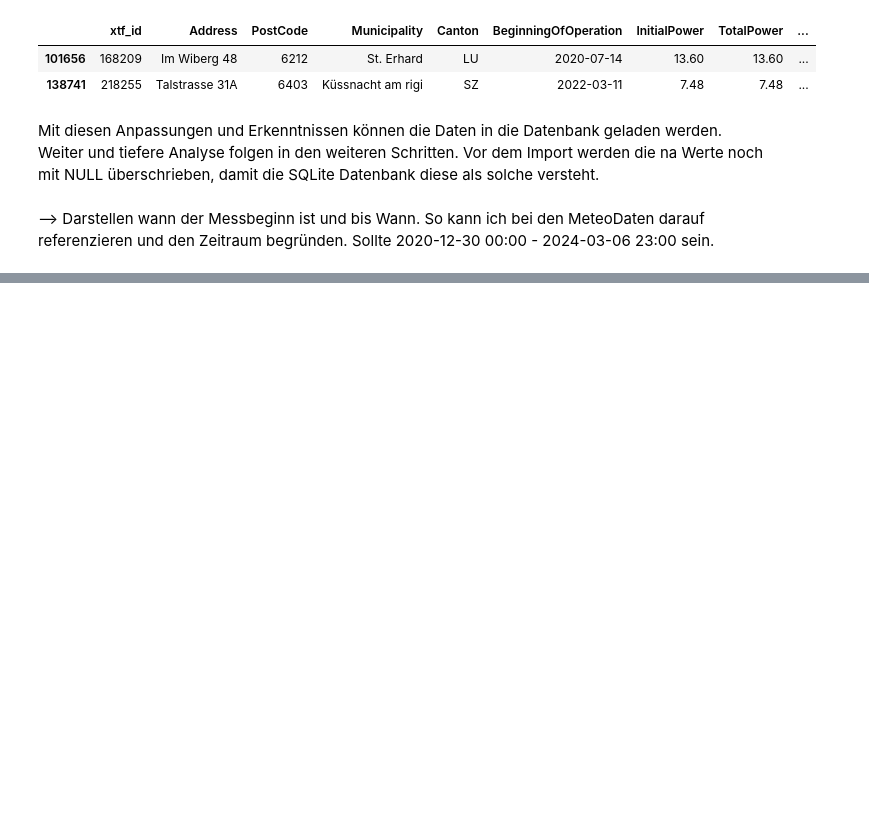
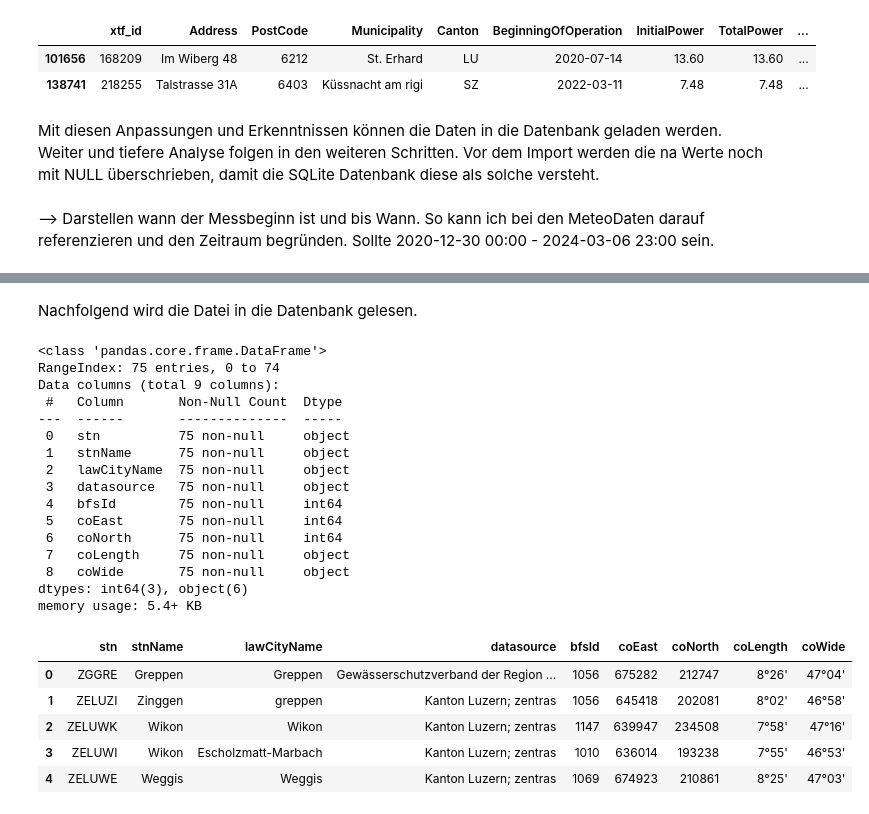
Before and after one commit to 7Horizon/BINA-CaseStudy, a Jupyter notebook: bina_dataimport.ipynb, the cells around one changed output, grey strips where cells are left out. Saved outputs shown, nothing was run; the diff lists cells and outputs as text; code cells hidden in the pictures; blank space fills up the shorter version.

Commit message:
MeteoDaten beschrieben

```diff
--- a/bina_dataimport.ipynb
+++ b/bina_dataimport.ipynb
@@ -682 +702,3 @@ Die drei relevanten CSV-Dateien MainCategoryCatalogue, PlantCategoryCatalogue un
+# %% [markdown]
+Nachfolgend wird die Datei in die Datenbank gelesen.
 # %%
@@ -693,4 +710,31 @@ for index, row in meteoParameter.iterrows():
     cursor.execute(sql)
 
 connection.commit()
+# %%
+meteoStations = pd.read_csv("./DATA/meteo/meteoStation.csv", delimiter=";")
+meteoStations.info()
+meteoStations.head()
+# %% [output]
+<class 'pandas.core.frame.DataFrame'>
+RangeIndex: 75 entries, 0 to 74
+Data columns (total 9 columns):
+ #   Column       Non-Null Count  Dtype
+---  ------       --------------  -----
+ 0   stn          75 non-null     object
+ 1   stnName      75 non-null     object
+ 2   lawCityName  75 non-null     object
+ 3   datasource   75 non-null     object
+ 4   bfsId        75 non-null     int64
+ 5   coEast       75 non-null     int64
+ 6   coNorth      75 non-null     int64
+ 7   coLength     75 non-null     object
+ 8   coWide       75 non-null     object
+dtypes: int64(3), object(6)
+memory usage: 5.4+ KB
+|  | stn | stnName | lawCityName | datasource | bfsId | coEast | coNorth | coLength | coWide |
+| 0 | ZGGRE | Greppen | Greppen | Gewässerschutzverband der Region ... | 1056 | 675282 | 212747 | 8°26' | 47°04' |
+| 1 | ZELUZI | Zinggen | greppen | Kanton Luzern; zentras | 1056 | 645418 | 202081 | 8°02' | 46°58' |
+| 2 | ZELUWK | Wikon | Wikon | Kanton Luzern; zentras | 1147 | 639947 | 234508 | 7°58' | 47°16' |
+| 3 | ZELUWI | Wikon | Escholzmatt-Marbach | Kanton Luzern; zentras | 1010 | 636014 | 193238 | 7°55' | 46°53' |
+| 4 | ZELUWE | Weggis | Weggis | Kanton Luzern; zentras | 1069 | 674923 | 210861 | 8°25' | 47°03' |
 # %%
```
Also changed, not shown: parts of 4 cells of this notebook.
